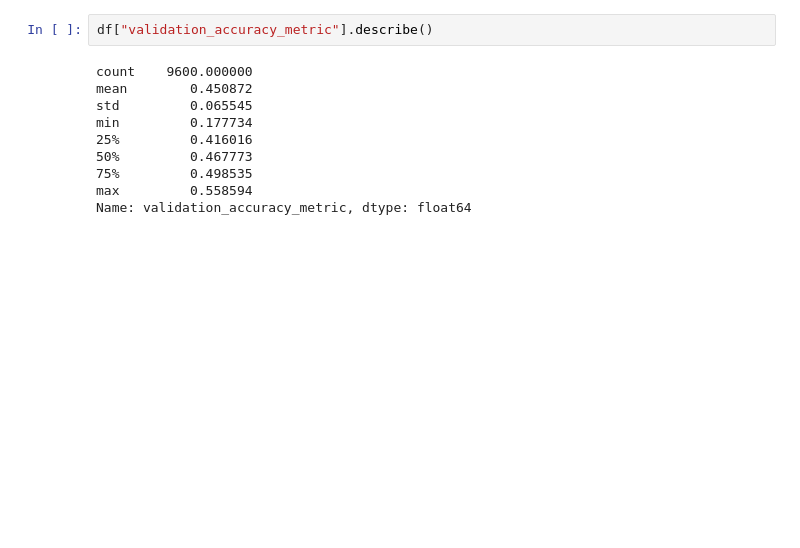
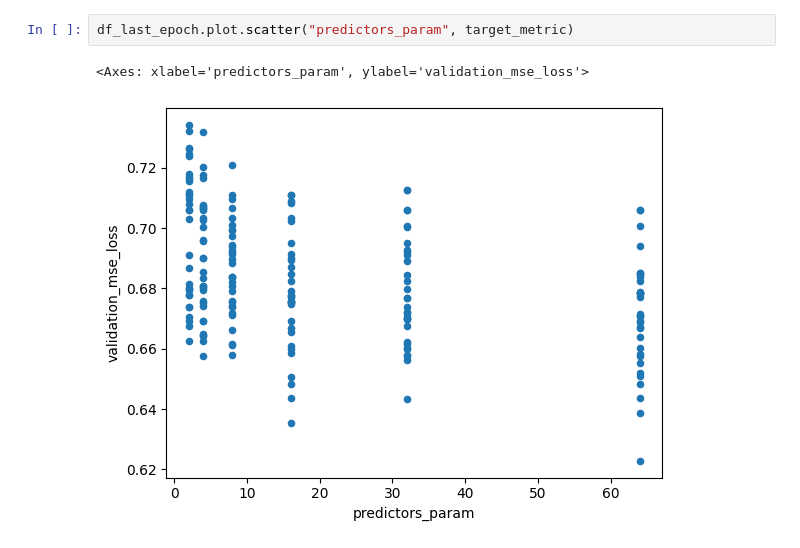
Before and after one commit to viktorvesely/liquid, a Jupyter notebook: liquid_jax/grid_eval.ipynb, the cells around one changed output. Saved outputs shown, nothing was run; the diff lists cells and outputs as text; blank space fills up the shorter version.

```diff
--- a/liquid_jax/grid_eval.ipynb
+++ b/liquid_jax/grid_eval.ipynb
@@ -47,13 +49,6 @@ df.sample(3)
-# %%
-df["validation_accuracy_metric"].describe()
-# %% [output]
-count    9600.000000
-mean        0.450872
-std         0.065545
-min         0.177734
-25%         0.416016
-50%         0.467773
-75%         0.498535
-max         0.558594
-Name: validation_accuracy_metric, dtype: float64
+# %%
+df_last_epoch.plot.scatter("predictors_param", target_metric)
+# %% [output]
+<Axes: xlabel='predictors_param', ylabel='validation_mse_loss'>
+[figure, added]
 # %%
```
Also changed, not shown: parts of 13 cells of this notebook, 18 other files.
